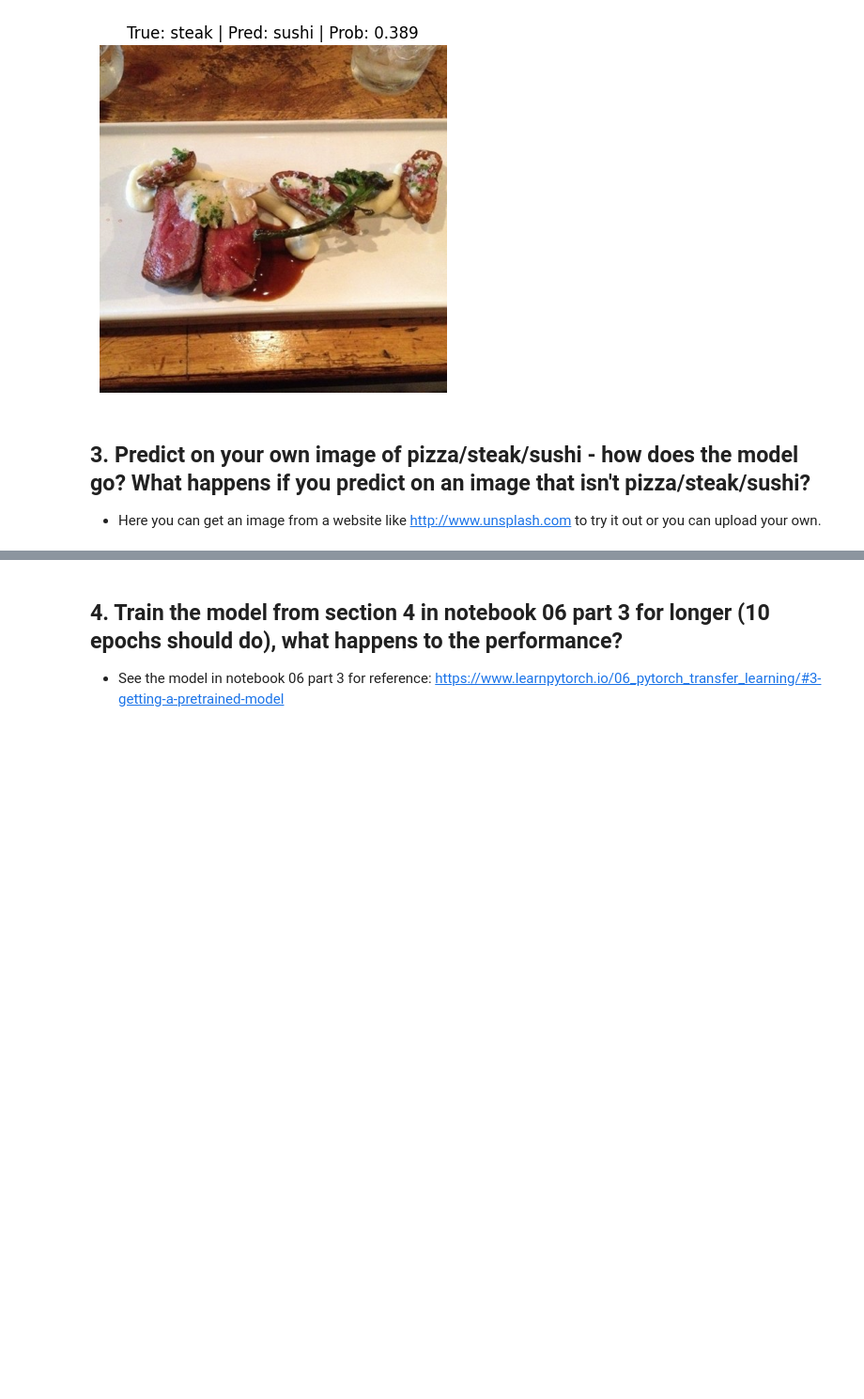
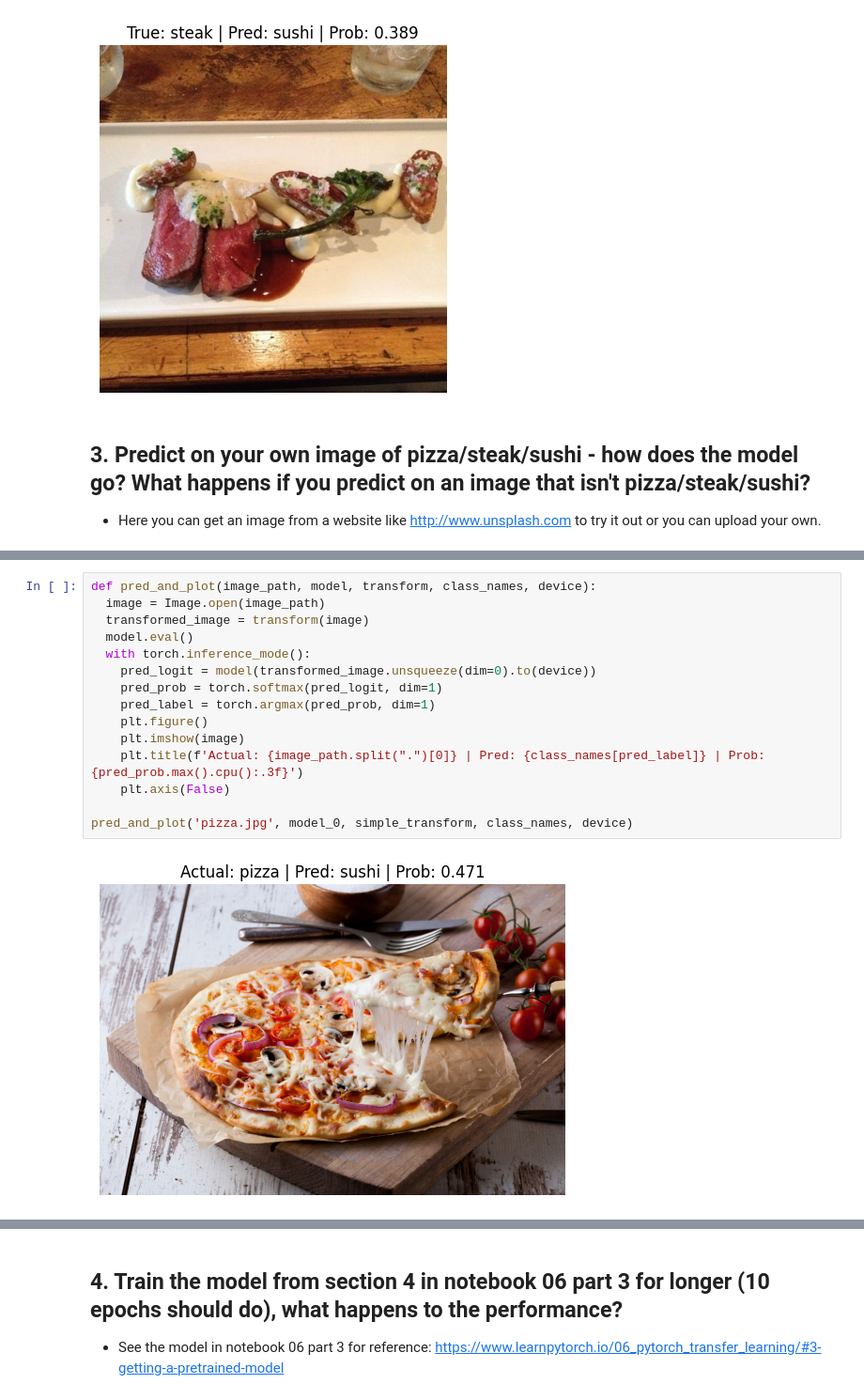
Before and after one commit to deductiveclouds/Pytorch, a Jupyter notebook: extras/exercises/06_pytorch_transfer_learning_exercises.ipynb, the cells around one changed output, grey strips where cells are left out. Shown at 94% size. Saved outputs shown, nothing was run; the diff lists cells and outputs as text; blank space fills up the shorter version.

```diff
--- a/extras/exercises/06_pytorch_transfer_learning_exercises.ipynb
+++ b/extras/exercises/06_pytorch_transfer_learning_exercises.ipynb
@@ -343,0 +355,17 @@ for row in top_5_wrong.iterrows():
+# %%
+def pred_and_plot(image_path, model, transform, class_names, device):
+  image = Image.open(image_path)
+  transformed_image = transform(image)
+  model.eval()
+  with torch.inference_mode():
+    pred_logit = model(transformed_image.unsqueeze(dim=0).to(device))
+    pred_prob = torch.softmax(pred_logit, dim=1)
+    pred_label = torch.argmax(pred_prob, dim=1)
+    plt.figure()
+    plt.imshow(image)
+    plt.title(f'Actual: {image_path.split(".")[0]} | Pred: {class_names[pred_label]} | Prob: {pred_prob.max().cpu():.3f}')
+    plt.axis(False)
+
+pred_and_plot('pizza.jpg', model_0, simple_transform, class_names, device)
+# %% [output]
+[figure, added]
```
Also changed, not shown: parts of 4 cells of this notebook.
